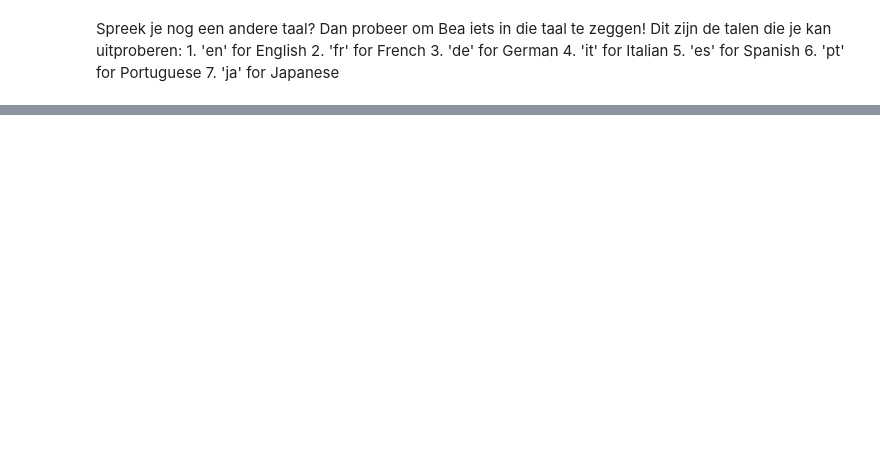
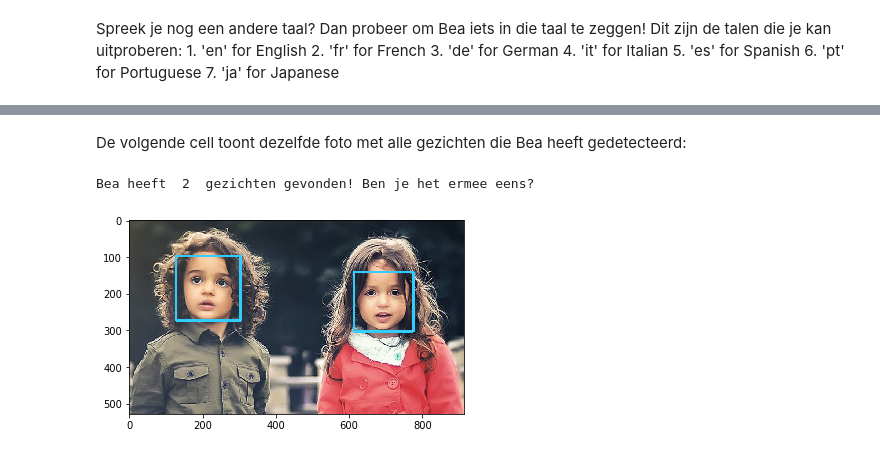
Before and after one commit to 227332/social-media-chatbot, a Jupyter notebook: Social Media Chatbot.ipynb, the cells around one changed output, grey strips where cells are left out. Saved outputs shown, nothing was run; the diff lists cells and outputs as text; code cells hidden in the pictures; blank space fills up the shorter version.

```diff
--- a/Social Media Chatbot.ipynb
+++ b/Social Media Chatbot.ipynb
@@ -151,18 +182,0 @@ Facebook.
-# %%
-def detect_faces_from_image(image_path):
-    # load image
-    img = cv2.imread(image_path)
-
-    # convert to grayscale as opencv face detector expects gray images
-    gray_image = cv2.cvtColor(img, cv2.COLOR_BGR2GRAY)
-
-    # load pre-trained face classifier
-    face_classifier = cv2.CascadeClassifier('haarcascade_frontalface_default.xml')
-    faces_rects = face_classifier.detectMultiScale(gray_image, scaleFactor=1.3, minNeighbors=5)
-    print('Faces found: ', len(faces_rects))
-
-    for (x, y, w, h) in faces_rects:
-        cv2.rectangle(img, (x, y), (x+w, y+h), color=(255, 205, 50), thickness=15)
-
-    # convert to RGB and display image
-    plt.imshow(cv2.cvtColor(img, cv2.COLOR_BGR2RGB))
@@ -305,0 +243,22 @@ mask_faces_from_camera_with_dog('dog_mask.png')
+# %%
+# functie om Bea gezichten te laten detecteren
+def detect_faces_from_image(image_path):
+    # laad het beeld in de Jupyter Notebook
+    img = cv2.imread(image_path)
+
+    # zet het gekleurde beeld naar grijswaarden om
+    gray_image = cv2.cvtColor(img, cv2.COLOR_BGR2GRAY)
+
+    # laad een bestaande classifier van gezichten
+    face_classifier = cv2.CascadeClassifier('haarcascade_frontalface_default.xml')
+
+    # laat Bea de gezichten proberen te detecteren
+    faces_rects = face_classifier.detectMultiScale(gray_image, scaleFactor=1.3, minNeighbors=5)
+    print('Bea heeft ', len(faces_rects), ' gezichten gevonden! Ben je het ermee eens?')
+
+    # maak een rechthoek rond elk gezicht dat Bea gedetecteerd heeft
+    for (x, y, w, h) in faces_rects:
+        cv2.rectangle(img, (x, y), (x+w, y+h), color=(255, 205, 50), thickness=5)
+
+    # zet het beeld terug naar een gekleurde beeld om en toon het in de Jupyter Notebook
+    plt.imshow(cv2.cvtColor(img, cv2.COLOR_BGR2RGB))
@@ -305,0 +276,7 @@ mask_faces_from_camera_with_dog('dog_mask.png')
+# %% [markdown]
+De volgende cell toont dezelfde foto met alle gezichten die Bea heeft gedetecteerd:
+# %%
+detect_faces_from_image("kids.png")
+# %% [output]
+Bea heeft  2  gezichten gevonden! Ben je het ermee eens?
+[figure, added]
```
Also changed, not shown: parts of 66 cells of this notebook.
